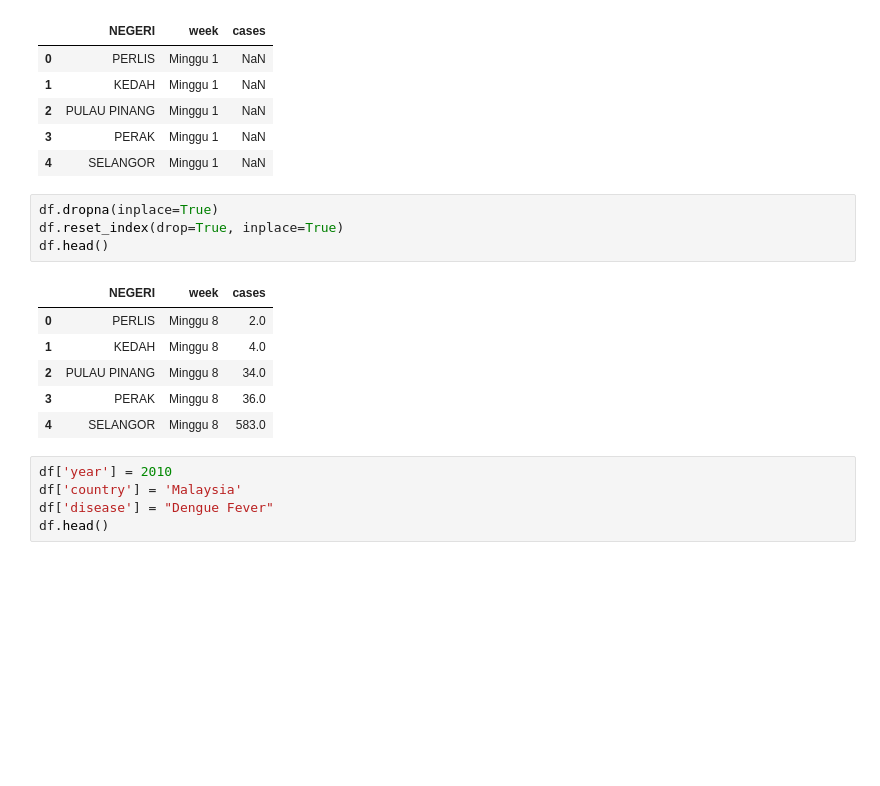
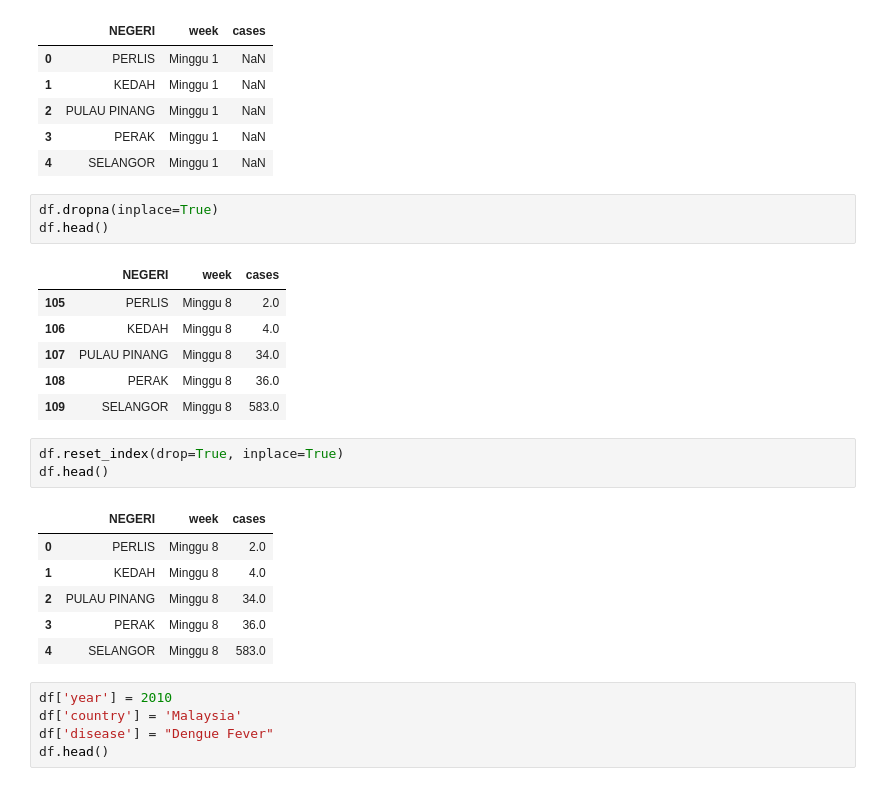
Before and after one commit to wwcodesg/DataScraping, a Jupyter notebook: notebooks/2_Cleaning/Data Cleaning - MY.ipynb, the cells around one changed output. Cells and saved outputs as stored; diff of their text form; blank space fills up the shorter version.

```diff
--- a/notebooks/2_Cleaning/Data Cleaning - MY.ipynb
+++ b/notebooks/2_Cleaning/Data Cleaning - MY.ipynb
@@ -95,8 +95,17 @@ df.head()
 | 2 | PULAU PINANG | Minggu 1 | NaN |
 | 3 | PERAK | Minggu 1 | NaN |
 | 4 | SELANGOR | Minggu 1 | NaN |
+# %%
+df.dropna(inplace=True)
+df.head()
+# %% [output]
+|  | NEGERI | week | cases |
+| 105 | PERLIS | Minggu 8 | 2.0 |
+| 106 | KEDAH | Minggu 8 | 4.0 |
+| 107 | PULAU PINANG | Minggu 8 | 34.0 |
+| 108 | PERAK | Minggu 8 | 36.0 |
+| 109 | SELANGOR | Minggu 8 | 583.0 |
 # %%
-df.dropna(inplace=True)
 df.reset_index(drop=True, inplace=True)
 df.head()
 # %% [output]
```
Also changed, not shown: parts of 2 cells of this notebook.
